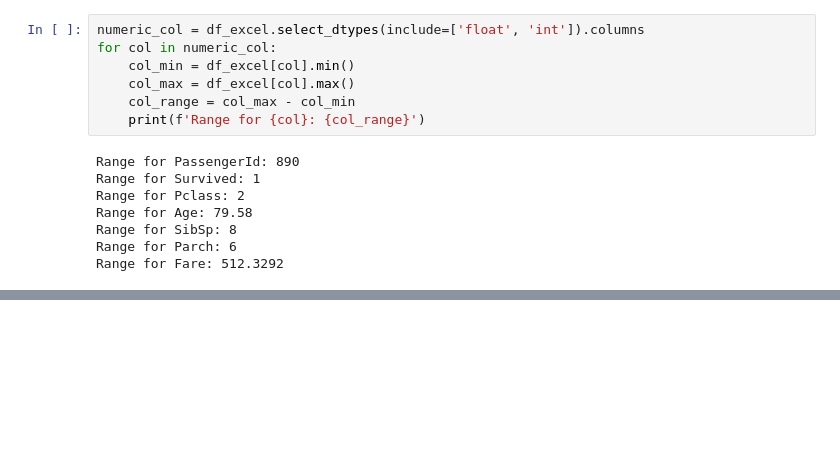
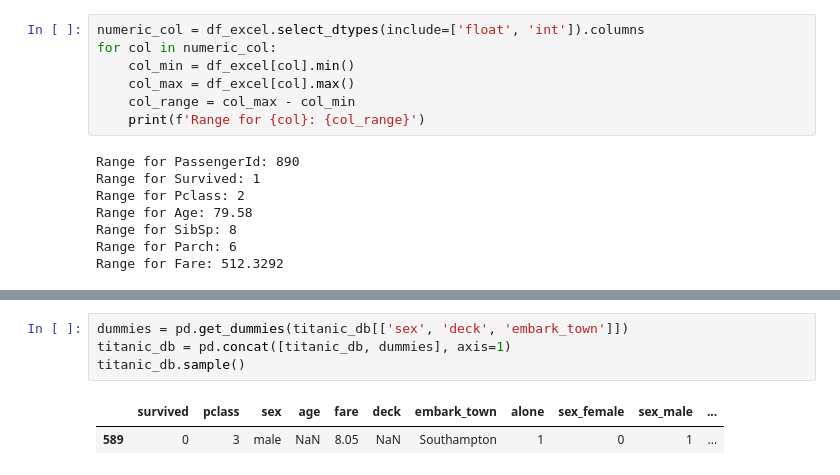
Before and after one commit to Jared-Wood135/classification-exercises, a Jupyter notebook: classification_exercises.ipynb, the cells around one changed output, grey strips where cells are left out. Drawn from its saved outputs; the diff is of its cells as text; blank space fills up the shorter version.

```diff
--- a/classification_exercises.ipynb
+++ b/classification_exercises.ipynb
@@ -377,0 +381,7 @@ prep_telco().sample()
+# %%
+dummies = pd.get_dummies(titanic_db[['sex', 'deck', 'embark_town']])
+titanic_db = pd.concat([titanic_db, dummies], axis=1)
+titanic_db.sample()
+# %% [output]
+|  | survived | pclass | sex | age | fare | deck | embark_town | alone | sex_female | sex_male | ... |
+| 589 | 0 | 3 | male | NaN | 8.05 | NaN | Southampton | 1 | 0 | 1 | ... |
```
Also changed, not shown: parts of 96 cells of this notebook, 1 other file.
